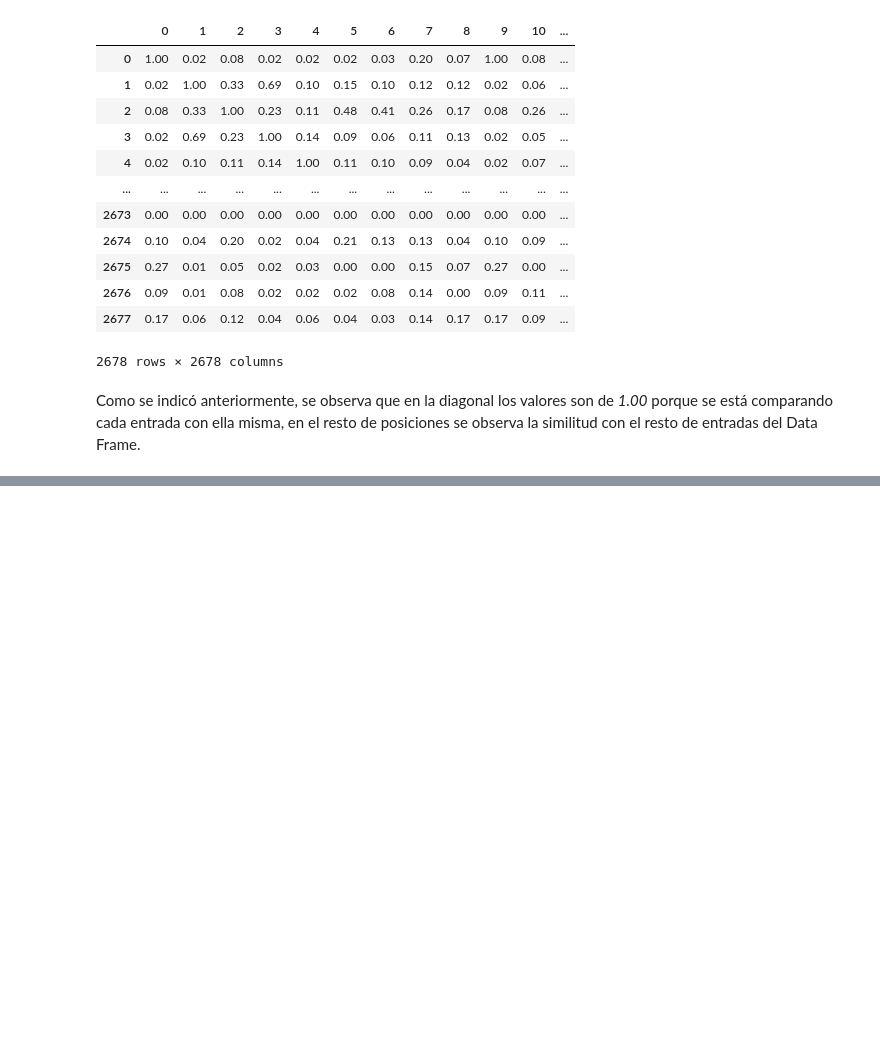
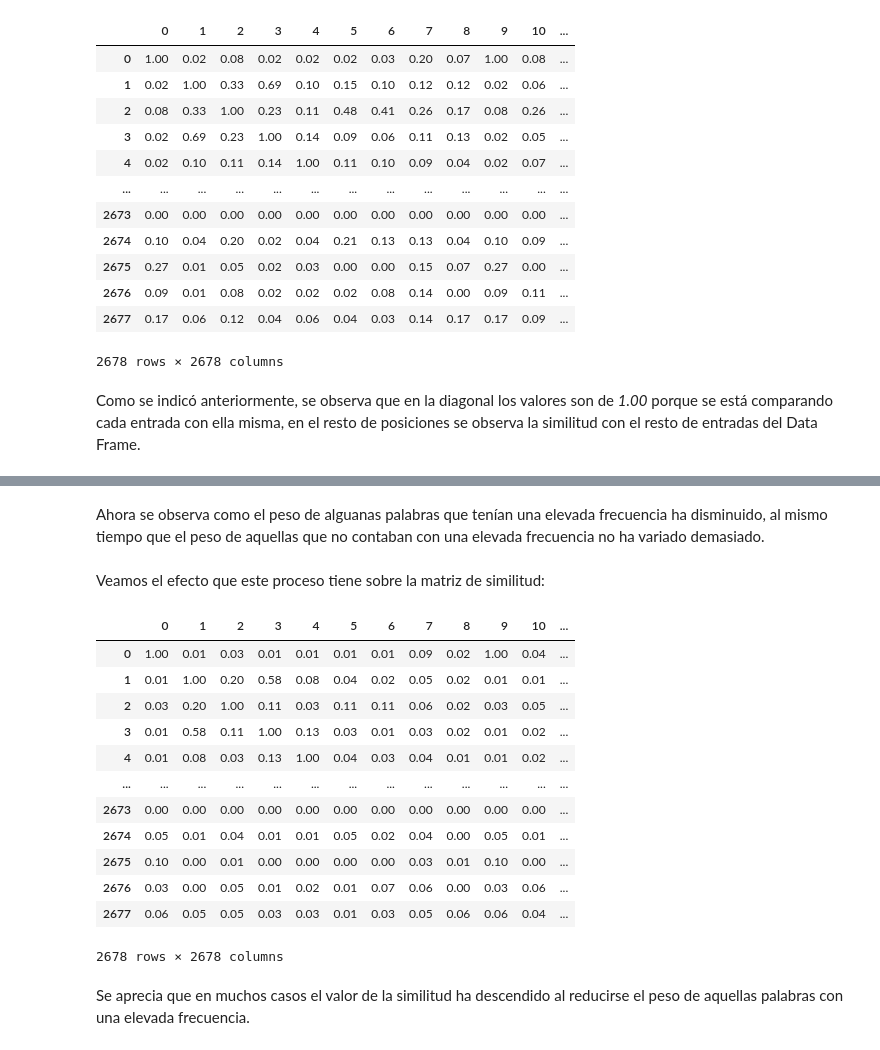
Before and after one commit to DiegoAlcoba/GVTIA, a Jupyter notebook: jp_notebooks/e_featureEngineering_and_syntactSimilarity.ipynb, the cells around one changed output, grey strips where cells are left out. Drawn from its saved outputs; the diff is of its cells as text; code cells hidden in the pictures; blank space fills up the shorter version.

```diff
--- a/jp_notebooks/e_featureEngineering_and_syntactSimilarity.ipynb
+++ b/jp_notebooks/e_featureEngineering_and_syntactSimilarity.ipynb
@@ -265,0 +275,4 @@ Como se indicó anteriormente, se observa que en la diagonal los valores son de
+# %%
+from sklearn.feature_extraction.text import TfidfTransformer
+tfidf = TfidfTransformer()
+tfidf_vecs = tfidf.fit_transform(vecs)
@@ -265,0 +295,22 @@ Como se indicó anteriormente, se observa que en la diagonal los valores son de
+# %% [markdown]
+Ahora se observa como el peso de alguanas palabras que tenían una elevada frecuencia ha disminuido, al mismo tiempo que el peso de aquellas que no contaban con una elevada frecuencia no ha variado demasiado.
+# %% [markdown]
+Veamos el efecto que este proceso tiene sobre la matriz de similitud:
+# %%
+pd.DataFrame(cosine_similarity(tfidf_vecs, tfidf_vecs))
+# %% [output]
+|  | 0 | 1 | 2 | 3 | 4 | 5 | 6 | 7 | 8 | 9 | 10 | ... |
+| 0 | 1.00 | 0.01 | 0.03 | 0.01 | 0.01 | 0.01 | 0.01 | 0.09 | 0.02 | 1.00 | 0.04 | ... |
+| 1 | 0.01 | 1.00 | 0.20 | 0.58 | 0.08 | 0.04 | 0.02 | 0.05 | 0.02 | 0.01 | 0.01 | ... |
+| 2 | 0.03 | 0.20 | 1.00 | 0.11 | 0.03 | 0.11 | 0.11 | 0.06 | 0.02 | 0.03 | 0.05 | ... |
+| 3 | 0.01 | 0.58 | 0.11 | 1.00 | 0.13 | 0.03 | 0.01 | 0.03 | 0.02 | 0.01 | 0.02 | ... |
+| 4 | 0.01 | 0.08 | 0.03 | 0.13 | 1.00 | 0.04 | 0.03 | 0.04 | 0.01 | 0.01 | 0.02 | ... |
+| ... | ... | ... | ... | ... | ... | ... | ... | ... | ... | ... | ... | ... |
+| 2673 | 0.00 | 0.00 | 0.00 | 0.00 | 0.00 | 0.00 | 0.00 | 0.00 | 0.00 | 0.00 | 0.00 | ... |
+| 2674 | 0.05 | 0.01 | 0.04 | 0.01 | 0.01 | 0.05 | 0.02 | 0.04 | 0.00 | 0.05 | 0.01 | ... |
+| 2675 | 0.10 | 0.00 | 0.01 | 0.00 | 0.00 | 0.00 | 0.00 | 0.03 | 0.01 | 0.10 | 0.00 | ... |
+| 2676 | 0.03 | 0.00 | 0.05 | 0.01 | 0.02 | 0.01 | 0.07 | 0.06 | 0.00 | 0.03 | 0.06 | ... |
+| 2677 | 0.06 | 0.05 | 0.05 | 0.03 | 0.03 | 0.01 | 0.03 | 0.05 | 0.06 | 0.06 | 0.04 | ... |
+2678 rows × 2678 columns
+# %% [markdown]
+Se aprecia que en muchos casos el valor de la similitud ha descendido al reducirse el peso de aquellas palabras con una elevada frecuencia.
```
Also changed, not shown: parts of 13 cells of this notebook.
